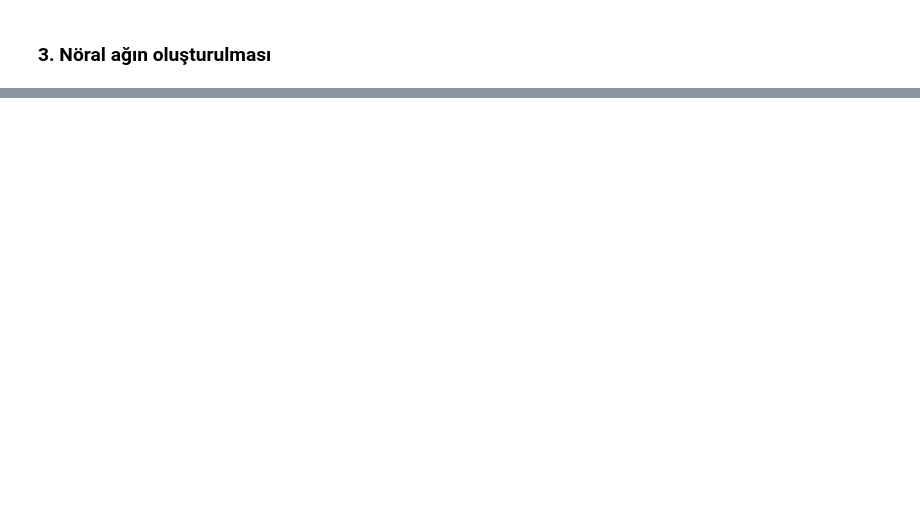
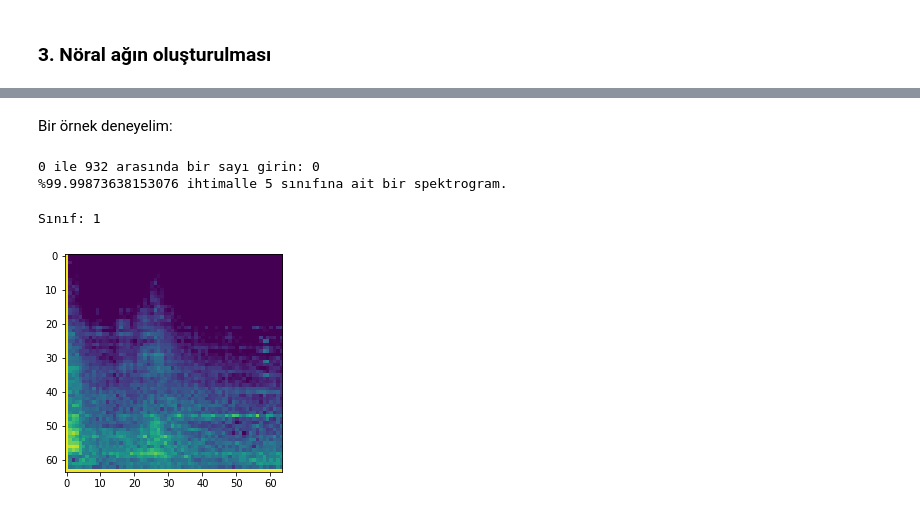
Before and after one commit to fybx/UrbanSoundsClassification, a Jupyter notebook: Model.ipynb, the cells around one changed output, grey strips where cells are left out. Drawn from its saved outputs; the diff is of its cells as text; code cells hidden in the pictures; blank space fills up the shorter version.

```diff
--- a/Model.ipynb
+++ b/Model.ipynb
@@ -97,0 +251,15 @@ False
+# %% [markdown]
+Bir örnek deneyelim:
+# %%
+num = int(input("0 ile 932 arasında bir sayı girin: "))
+tahmin_sonucu = net.predict(X_test[num].reshape(1, 64, 64, 1))
+print(f"%{tahmin_sonucu.max()*100} ihtimalle {tahmin_sonucu.argmax()} sınıfına ait bir spektrogram.")
+# %% [output]
+0 ile 932 arasında bir sayı girin: 0
+%99.99873638153076 ihtimalle 5 sınıfına ait bir spektrogram.
+# %%
+plt.imshow(X_test[num])
+print(f"Sınıf: {Y_test[num]}")
+# %% [output]
+Sınıf: 1
+[figure, added]
```
Also changed, not shown: parts of 29 cells of this notebook.
